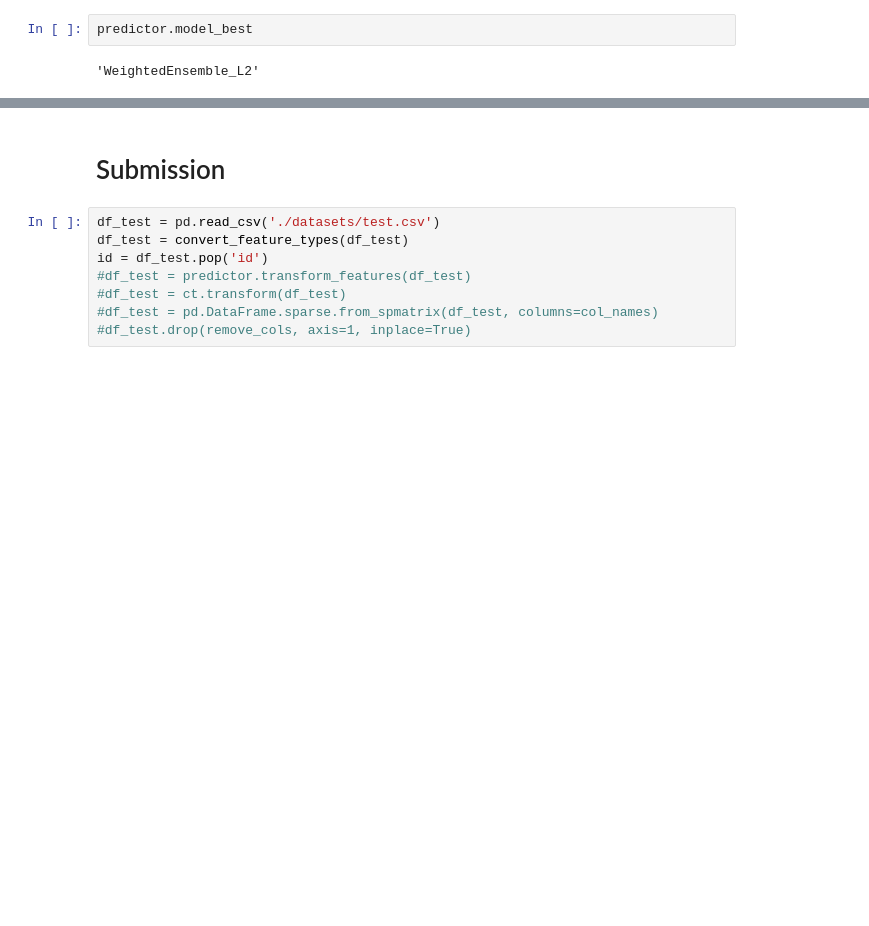
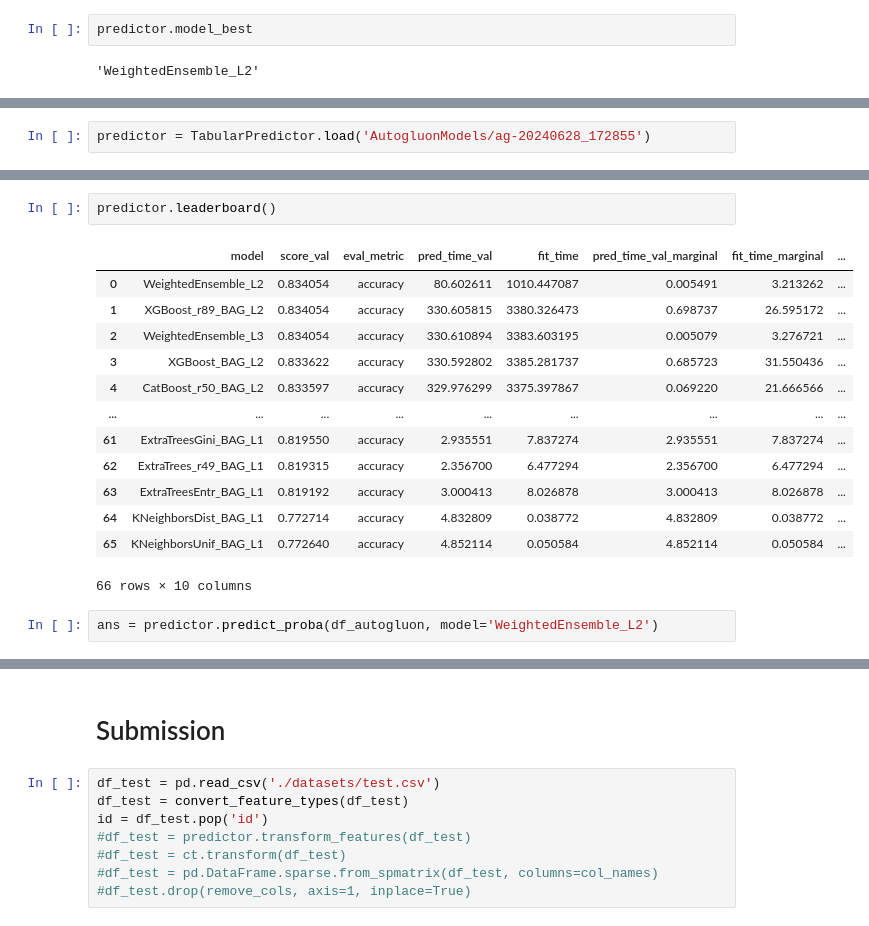
Before and after one commit to estaciolima/kaggle-playground-s4-e6, a Jupyter notebook: notebook.ipynb, the cells around one changed output, grey strips where cells are left out. Cells and saved outputs as stored; diff of their text form; blank space fills up the shorter version.

```diff
--- a/notebook.ipynb
+++ b/notebook.ipynb
@@ -527,0 +581,2 @@ Computing feature importance via permutation shuffling for 36 features using 500
+# %%
+predictor = TabularPredictor.load('AutogluonModels/ag-20240628_172855')
@@ -527,0 +603,18 @@ Computing feature importance via permutation shuffling for 36 features using 500
+# %%
+predictor.leaderboard()
+# %% [output]
+|  | model | score_val | eval_metric | pred_time_val | fit_time | pred_time_val_marginal | fit_time_marginal | ... |
+| 0 | WeightedEnsemble_L2 | 0.834054 | accuracy | 80.602611 | 1010.447087 | 0.005491 | 3.213262 | ... |
+| 1 | XGBoost_r89_BAG_L2 | 0.834054 | accuracy | 330.605815 | 3380.326473 | 0.698737 | 26.595172 | ... |
+| 2 | WeightedEnsemble_L3 | 0.834054 | accuracy | 330.610894 | 3383.603195 | 0.005079 | 3.276721 | ... |
+| 3 | XGBoost_BAG_L2 | 0.833622 | accuracy | 330.592802 | 3385.281737 | 0.685723 | 31.550436 | ... |
+| 4 | CatBoost_r50_BAG_L2 | 0.833597 | accuracy | 329.976299 | 3375.397867 | 0.069220 | 21.666566 | ... |
+| ... | ... | ... | ... | ... | ... | ... | ... | ... |
+| 61 | ExtraTreesGini_BAG_L1 | 0.819550 | accuracy | 2.935551 | 7.837274 | 2.935551 | 7.837274 | ... |
+| 62 | ExtraTrees_r49_BAG_L1 | 0.819315 | accuracy | 2.356700 | 6.477294 | 2.356700 | 6.477294 | ... |
+| 63 | ExtraTreesEntr_BAG_L1 | 0.819192 | accuracy | 3.000413 | 8.026878 | 3.000413 | 8.026878 | ... |
+| 64 | KNeighborsDist_BAG_L1 | 0.772714 | accuracy | 4.832809 | 0.038772 | 4.832809 | 0.038772 | ... |
+| 65 | KNeighborsUnif_BAG_L1 | 0.772640 | accuracy | 4.852114 | 0.050584 | 4.852114 | 0.050584 | ... |
+66 rows × 10 columns
+# %%
+ans = predictor.predict_proba(df_autogluon, model='WeightedEnsemble_L2')
```
Also changed, not shown: parts of 7 cells of this notebook.
